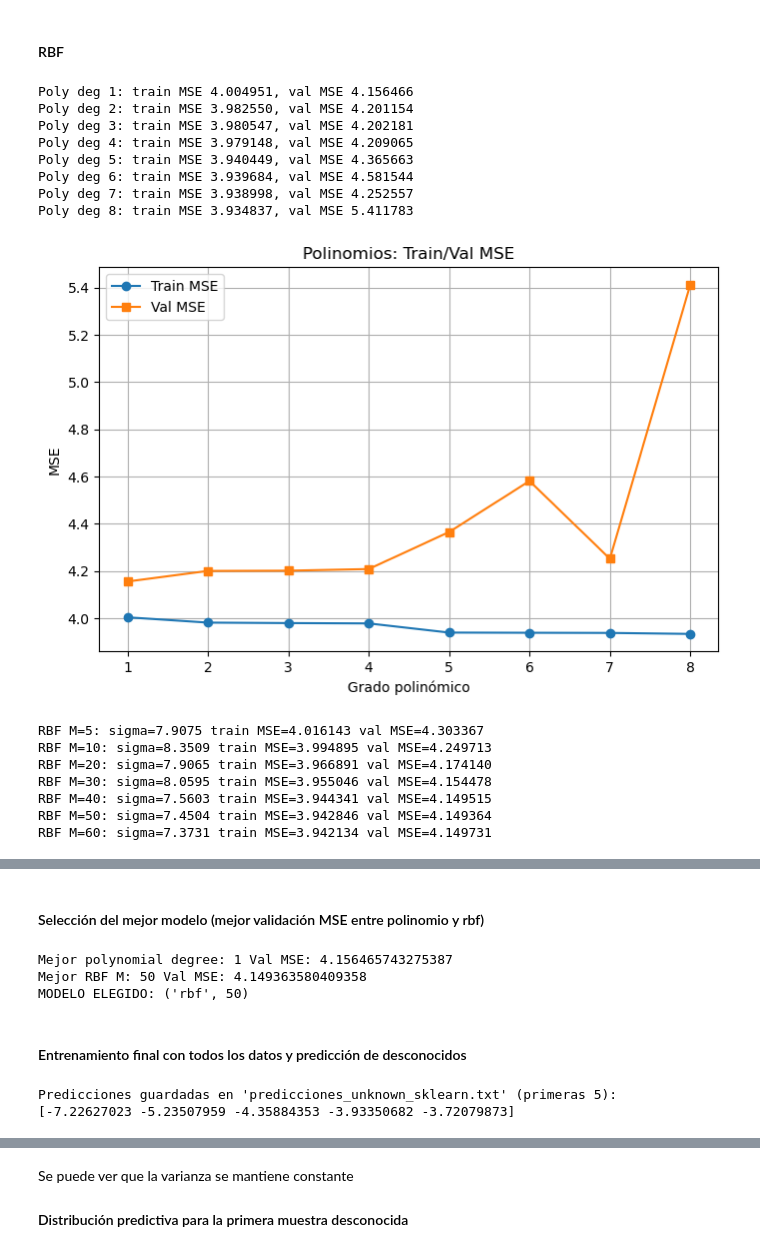
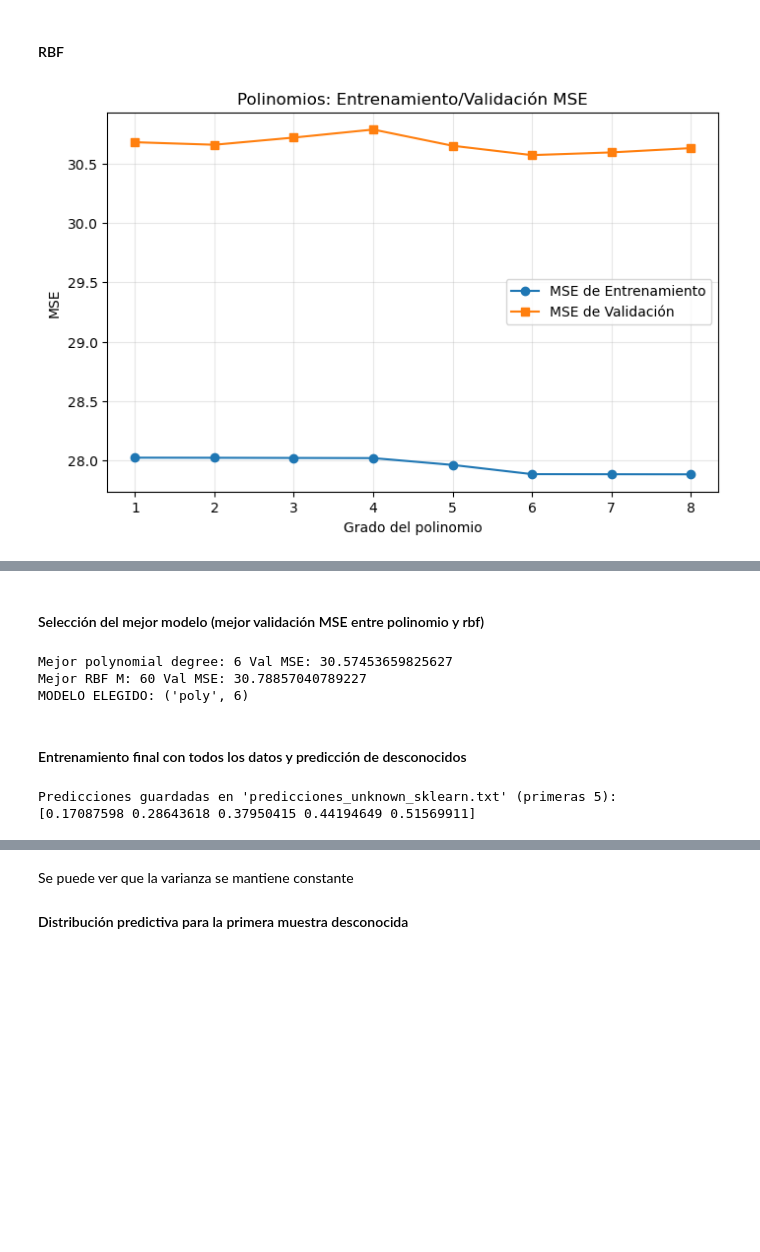
Before and after one commit to marcos626/TP3, a Jupyter notebook: regresion_lineal_1x500_sklearn.ipynb, the cells around one changed output, grey strips where cells are left out. Drawn from its saved outputs; the diff is of its cells as text; code cells hidden in the pictures; blank space fills up the shorter version.

Commit message:
cambios en dataset-2, regresion_lineal_1x500.ipynb, regresion_lineal_1x500_sklearn.ipynb y regresion_lineal_1x500_sklearn_puro.ipynb

```diff
--- a/regresion_lineal_1x500_sklearn.ipynb
+++ b/regresion_lineal_1x500_sklearn.ipynb
@@ -21,9 +20,9 @@ from sklearn.base import BaseEstimator, TransformerMixin
 # %%
 np.random.seed(42)
 
-X_all = np.loadtxt("datasets/dataset-1-training-Entradas.txt")
-t_all = np.loadtxt("datasets/dataset-1-training-targets.txt")
-X_unknown = np.loadtxt("datasets/dataset-1-Entradas.txt")
+X_all = np.loadtxt("datasets/dataset-2-training-Entradas.txt")
+t_all = np.loadtxt("datasets/dataset-2-training-targets.txt")
+X_unknown = np.loadtxt("datasets/dataset-2-Entradas.txt")
 
 # Asegurar columna
 if X_all.ndim == 1:
@@ -135,62 +134,47 @@ for deg in degrees:
 
     train_mse_poly.append(mse(y_train, t_train))
     val_mse_poly.append(mse(y_val, t_val))
-    print(f"Poly deg {deg}: train MSE {train_mse_poly[-1]:.6f}, val MSE {val_mse_poly[-1]:.6f}")
 
 # Graficar errores polinomiales
 plt.figure(figsize=(8,5))
-plt.plot(degrees, train_mse_poly, 'o-', label='Train MSE')
-plt.plot(degrees, val_mse_poly, 's-', label='Val MSE')
-plt.xlabel("Grado polinómico")
+plt.plot(degrees, train_mse_poly, 'o-', label='MSE de Entrenamiento')
+plt.plot(degrees, val_mse_poly, 's-', label='MSE de Validación')
+plt.xlabel("Grado del polinomio")
 plt.ylabel("MSE")
-plt.title("Polinomios: Train/Val MSE")
-plt.legend(); plt.grid(True); plt.show()
+plt.title("Polinomios: Entrenamiento/Validación MSE")
+plt.legend()
+plt.grid(True, alpha=0.3)
+plt.show()
 
 # --- RBF experiments ---
 M_list = [5, 10, 20, 30, 40, 50, 60]
 train_mse_rbf = []
 val_mse_rbf = []
 rbf_models = {}
 
 for M in M_list:
     # fit transformer
     rbf = RBFTransformer(n_centers=M, random_state=42)
     Phi_train = rbf.fit(X_train).transform(X_train)
 
     ridge = Ridge(alpha=alph, fit_intercept=False, solver='auto')
     ridge.fit(Phi_train, t_train.ravel())
 
     Phi_val = rbf.transform(X_val)
     y_train = ridge.predict(Phi_train).reshape(-1,1)
     y_val = ridge.predict(Phi_val).reshape(-1,1)
 
     train_mse_rbf.append(mse(y_train, t_train))
     val_mse_rbf.append(mse(y_val, t_val))
     rbf_models[M] = (rbf, ridge)
-    print(f"RBF M={M}: sigma={rbf.sigma_:.4f} train MSE={train_mse_rbf[-1]:.6f} val MSE={val_mse_rbf[-1]:.6f}")
 
 # Graficar errores RBF
 plt.figure(figsize=(8,5))
-plt.plot(M_list, train_mse_rbf, 'o-', label='Train MSE')
-plt.plot(M_list, val_mse_rbf, 's-', label='Val MSE')
+plt.plot(M_list, train_mse_rbf, 'o-', label='MSE de Entrenamiento')
+plt.plot(M_list, val_mse_rbf, 's-', label='MSE de Validación')
 plt.xlabel("Número de centros RBF (M)")
 plt.ylabel("MSE")
-plt.title("RBF: Train/Val MSE")
-plt.legend(); plt.grid(True); plt.show()
+plt.title("RBF: Entrenamiento/Validación MSE")
+plt.legend(); plt.grid(True, alpha=0.3); plt.show()
 # %% [output]
-Poly deg 1: train MSE 4.004951, val MSE 4.156466
-Poly deg 2: train MSE 3.982550, val MSE 4.201154
-Poly deg 3: train MSE 3.980547, val MSE 4.202181
-Poly deg 4: train MSE 3.979148, val MSE 4.209065
-Poly deg 5: train MSE 3.940449, val MSE 4.365663
-Poly deg 6: train MSE 3.939684, val MSE 4.581544
-Poly deg 7: train MSE 3.938998, val MSE 4.252557
-Poly deg 8: train MSE 3.934837, val MSE 5.411783
-[figure, old version]
+[figure, new version]
-RBF M=5: sigma=7.9075 train MSE=4.016143 val MSE=4.303367
-RBF M=10: sigma=8.3509 train MSE=3.994895 val MSE=4.249713
-RBF M=20: sigma=7.9065 train MSE=3.966891 val MSE=4.174140
-RBF M=30: sigma=8.0595 train MSE=3.955046 val MSE=4.154478
-RBF M=40: sigma=7.5603 train MSE=3.944341 val MSE=4.149515
-RBF M=50: sigma=7.4504 train MSE=3.942846 val MSE=4.149364
-RBF M=60: sigma=7.3731 train MSE=3.942134 val MSE=4.149731
@@ -212,9 +196,9 @@ else:
     chosen = ('rbf', best_rbf_M)
 print("MODELO ELEGIDO:", chosen)
 # %% [output]
-Mejor polynomial degree: 1 Val MSE: 4.156465743275387
-Mejor RBF M: 50 Val MSE: 4.149363580409358
-MODELO ELEGIDO: ('rbf', 50)
+Mejor polynomial degree: 6 Val MSE: 30.57453659825627
+Mejor RBF M: 60 Val MSE: 30.78857040789227
+MODELO ELEGIDO: ('poly', 6)
 # %% [markdown]
 #### Entrenamiento final con todos los datos y predicción de desconocidos
 # %%
@@ -237,7 +221,7 @@ print("Predicciones guardadas en 'predicciones_unknown_sklearn.txt' (primeras 5)
 print(y_unknown[:5].flatten())
 # %% [output]
 Predicciones guardadas en 'predicciones_unknown_sklearn.txt' (primeras 5):
-[-7.22627023 -5.23507959 -4.35884353 -3.93350682 -3.72079873]
+[0.17087598 0.28643618 0.37950415 0.44194649 0.51569911]
 # %%
 y_all = ridge_final.predict(Phi_all).reshape(-1,1)
 residuals = t_all - y_all
```
Also changed, not shown: parts of 4 cells of this notebook, 5 other files.
